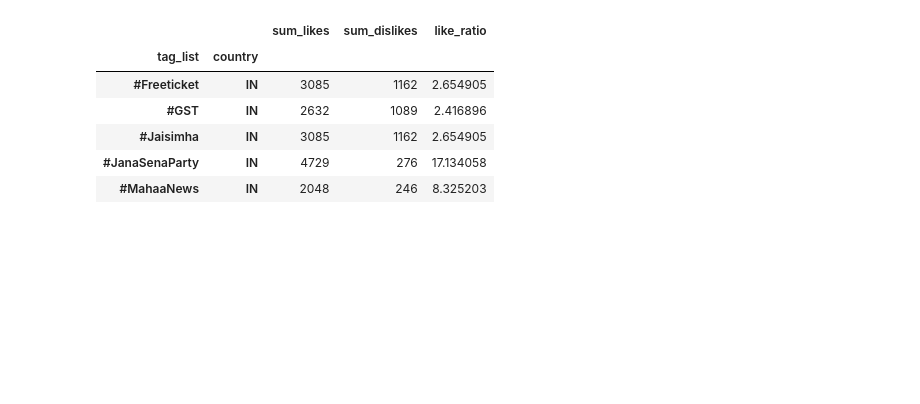
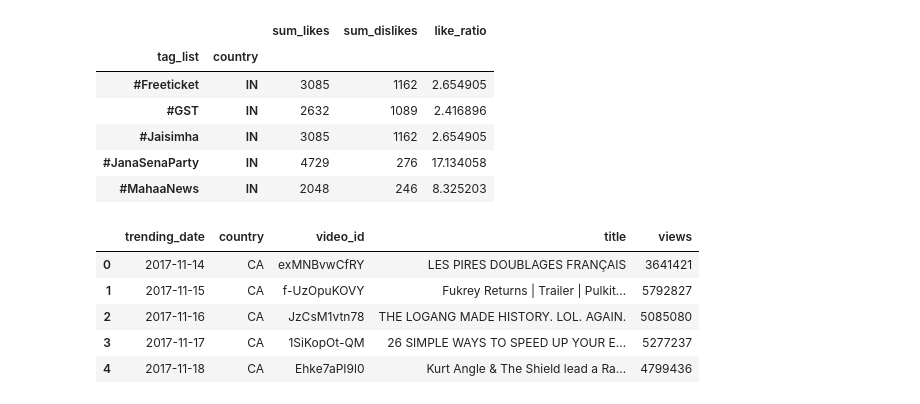
Before and after one commit to MarcoAsturi/CS_project, a Jupyter notebook: analysis.ipynb, the cells around one changed output. Saved outputs shown, nothing was run; the diff lists cells and outputs as text; code cells hidden in the pictures; blank space fills up the shorter version.

```diff
--- a/analysis.ipynb
+++ b/analysis.ipynb
@@ -664,3 +664,14 @@ df_tags_country_ratio.head()
 | #Jaisimha | IN | 3085 | 1162 | 2.654905 |
 | #JanaSenaParty | IN | 4729 | 276 | 17.134058 |
 | #MahaaNews | IN | 2048 | 246 | 8.325203 |
+# %%
+df_bestvid_per_country_date = df_no_video_dup.loc[df_no_video_dup.groupby(['country', 'trending_date'])['views'].idxmax(),
+                                                  ['trending_date', 'country', 'video_id', 'title', 'views']].reset_index(drop=True)
+df_bestvid_per_country_date.head()
+# %% [output]
+|  | trending_date | country | video_id | title | views |
+| 0 | 2017-11-14 | CA | exMNBvwCfRY | LES PIRES DOUBLAGES FRANÇAIS | 3641421 |
+| 1 | 2017-11-15 | CA | f-UzOpuKOVY | Fukrey Returns | Trailer | Pulkit... | 5792827 |
+| 2 | 2017-11-16 | CA | JzCsM1vtn78 | THE LOGANG MADE HISTORY. LOL. AGAIN. | 5085080 |
+| 3 | 2017-11-17 | CA | 1SiKopOt-QM | 26 SIMPLE WAYS TO SPEED UP YOUR E... | 5277237 |
+| 4 | 2017-11-18 | CA | Ehke7aPI9l0 | Kurt Angle & The Shield lead a Ra... | 4799436 |
```
